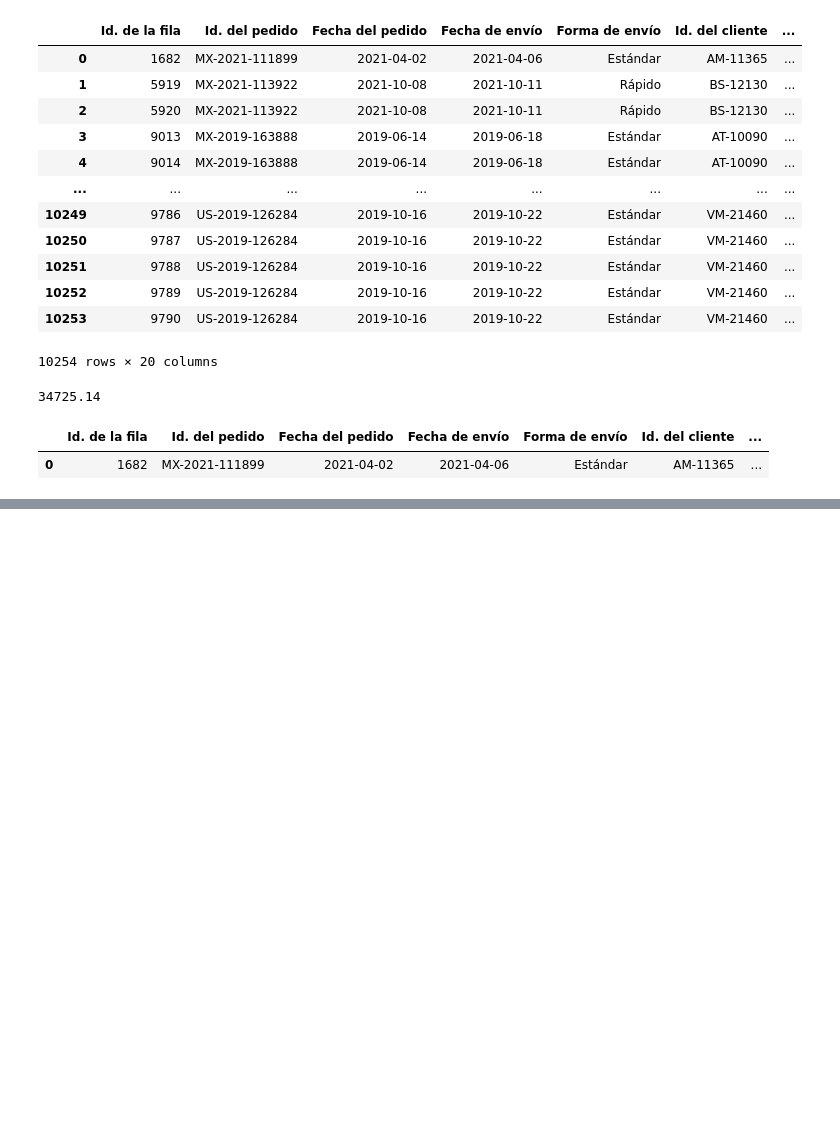
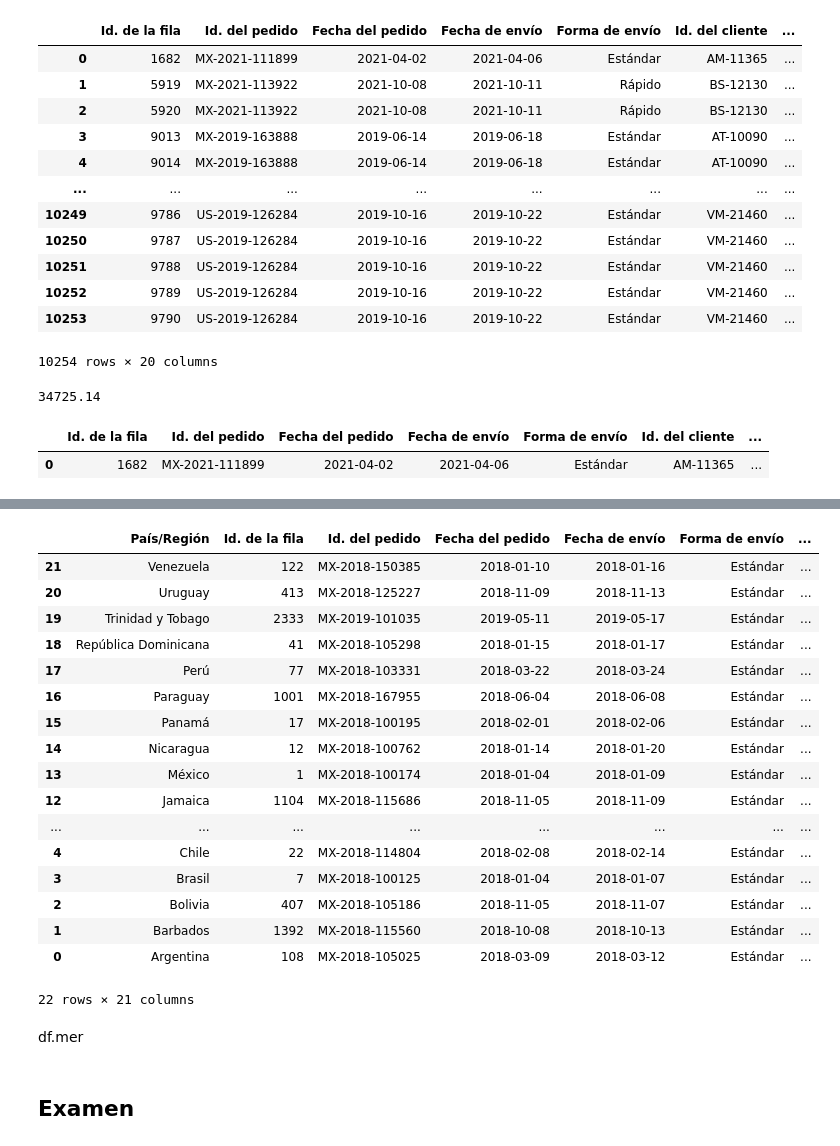
Before and after one commit to jhonvelasque/numpy-pandas, a Jupyter notebook: miproyecto.ipynb, the cells around one changed output, grey strips where cells are left out. Saved outputs shown, nothing was run; the diff lists cells and outputs as text; code cells hidden in the pictures; blank space fills up the shorter version.

```diff
--- a/miproyecto.ipynb
+++ b/miproyecto.ipynb
@@ -2,9 +2,9 @@
 import numpy as np
 import pandas as pd
 # %%
-db=pd.read_excel('./bd de practica.xls',header=0,)
+df1=pd.read_excel('./respaldo.xls',sheet_name='Personas',header=0,)
 # %%
-df=pd.read_excel('./respaldo.xls',header= 0)
+df=pd.read_excel('./respaldo.xls',sheet_name='Compras',header= 0)
 # %%
 db
 # %% [output]
@@ -100,0 +176,2 @@ TypeError: Cannot perform 'rand_' with a dtyped [int64] array and scalar of type
+# %%
+df['gananciap']=df['Ganancia'].apply(lambda x :abs(x))
@@ -100,0 +240,30 @@ TypeError: Cannot perform 'rand_' with a dtyped [int64] array and scalar of type
+# %%
+from numpy.lib.index_tricks import index_exp
+
+
+tablaunida=df.merge(df1,left_on='Región',right_on='Región').groupby('País/Región').min().reset_index()
+# %%
+tablaunida.sort_values('País/Región',ascending=False)
+# %% [output]
+|  | País/Región | Id. de la fila | Id. del pedido | Fecha del pedido | Fecha de envío | Forma de envío | ... |
+| 21 | Venezuela | 122 | MX-2018-150385 | 2018-01-10 | 2018-01-16 | Estándar | ... |
+| 20 | Uruguay | 413 | MX-2018-125227 | 2018-11-09 | 2018-11-13 | Estándar | ... |
+| 19 | Trinidad y Tobago | 2333 | MX-2019-101035 | 2019-05-11 | 2019-05-17 | Estándar | ... |
+| 18 | República Dominicana | 41 | MX-2018-105298 | 2018-01-15 | 2018-01-17 | Estándar | ... |
+| 17 | Perú | 77 | MX-2018-103331 | 2018-03-22 | 2018-03-24 | Estándar | ... |
+| 16 | Paraguay | 1001 | MX-2018-167955 | 2018-06-04 | 2018-06-08 | Estándar | ... |
+| 15 | Panamá | 17 | MX-2018-100195 | 2018-02-01 | 2018-02-06 | Estándar | ... |
+| 14 | Nicaragua | 12 | MX-2018-100762 | 2018-01-14 | 2018-01-20 | Estándar | ... |
+| 13 | México | 1 | MX-2018-100174 | 2018-01-04 | 2018-01-09 | Estándar | ... |
+| 12 | Jamaica | 1104 | MX-2018-115686 | 2018-11-05 | 2018-11-09 | Estándar | ... |
+| ... | ... | ... | ... | ... | ... | ... | ... |
+| 4 | Chile | 22 | MX-2018-114804 | 2018-02-08 | 2018-02-14 | Estándar | ... |
+| 3 | Brasil | 7 | MX-2018-100125 | 2018-01-04 | 2018-01-07 | Estándar | ... |
+| 2 | Bolivia | 407 | MX-2018-105186 | 2018-11-05 | 2018-11-07 | Estándar | ... |
+| 1 | Barbados | 1392 | MX-2018-115560 | 2018-10-08 | 2018-10-13 | Estándar | ... |
+| 0 | Argentina | 108 | MX-2018-105025 | 2018-03-09 | 2018-03-12 | Estándar | ... |
+22 rows × 21 columns
+# %% [markdown]
+df.mer
+# %% [markdown]
+## Examen
```
Also changed, not shown: parts of 16 cells of this notebook, 1 other file.
